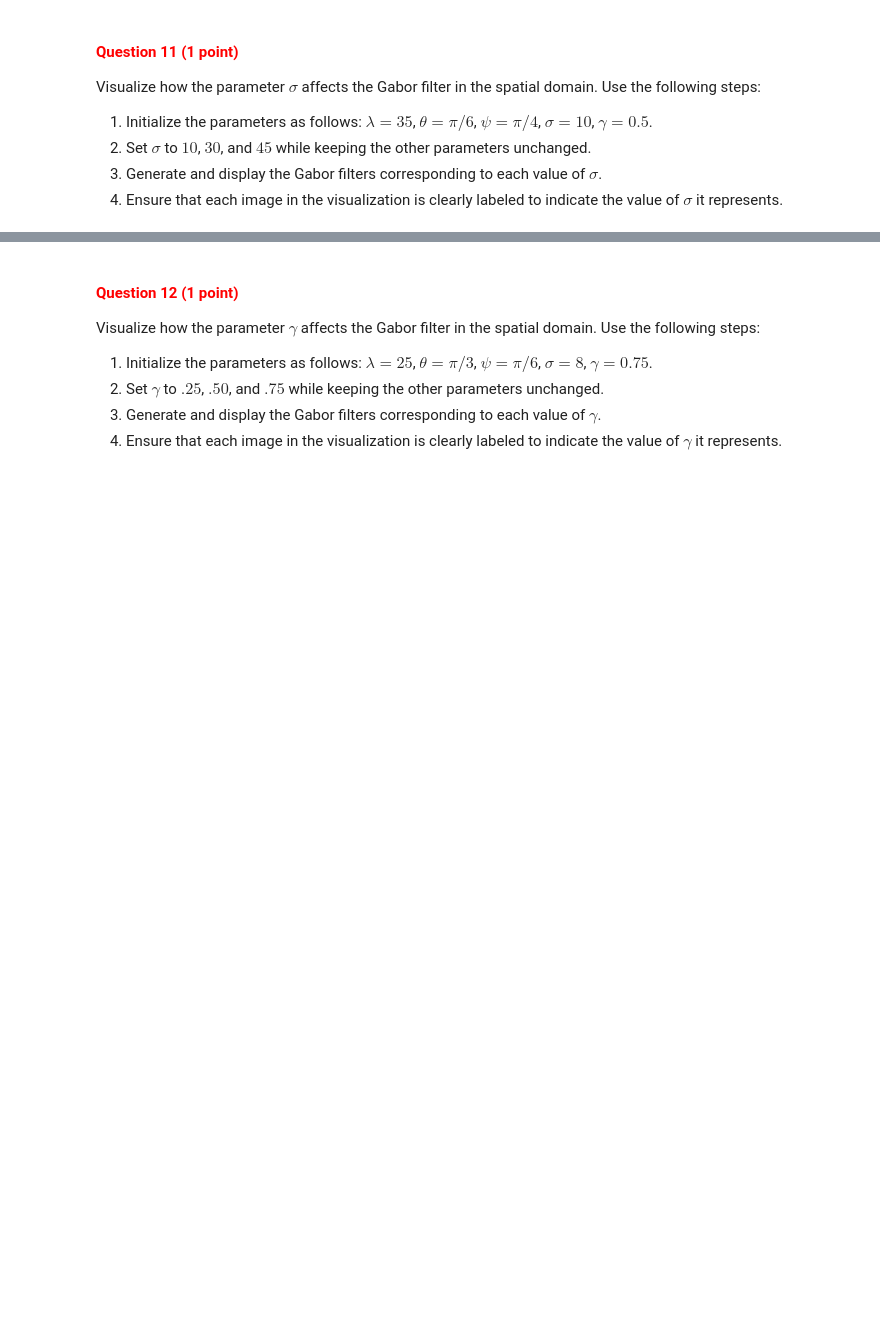
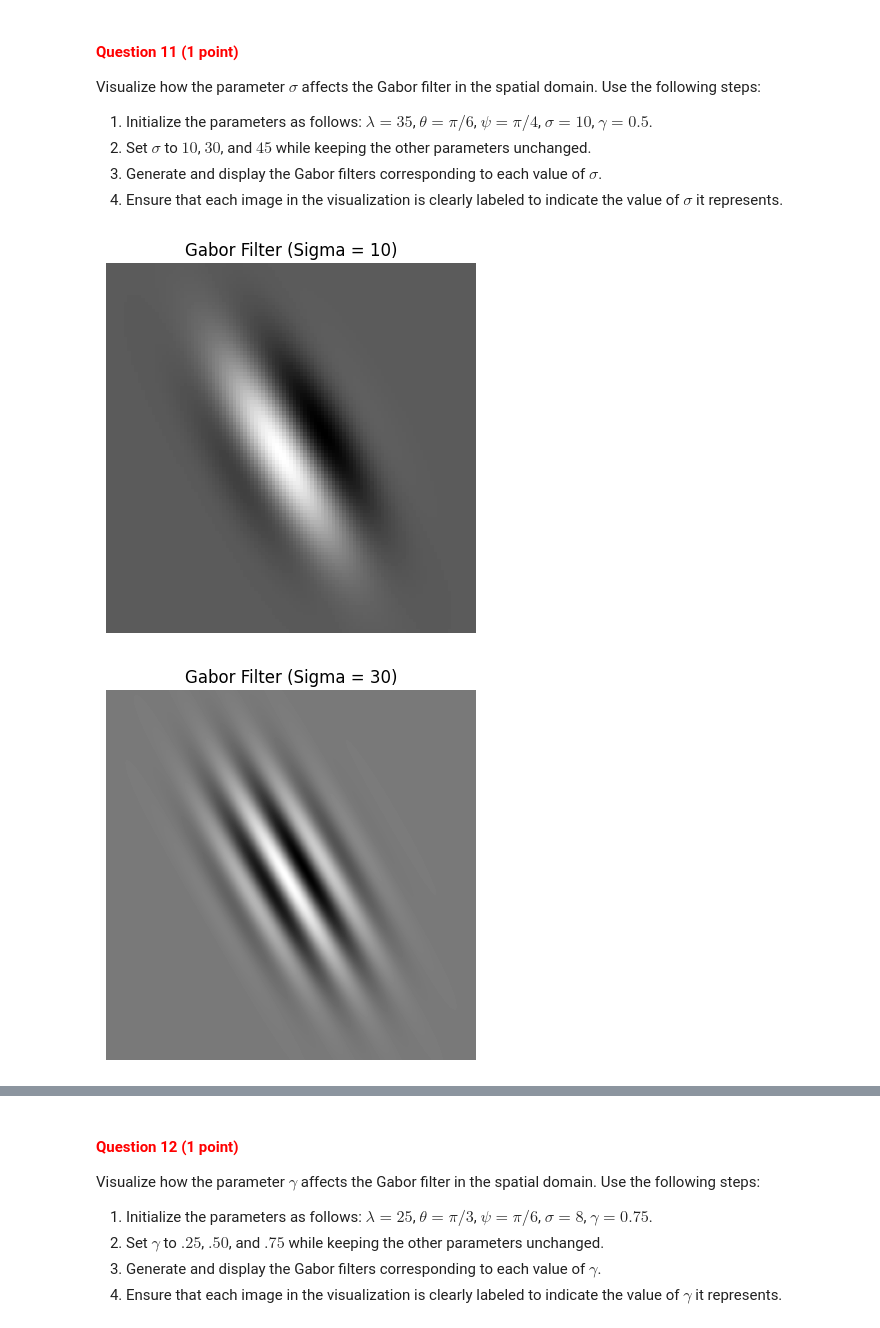
Before and after one commit to izzikampono/cv1-lab-2, a Jupyter notebook: cv1-lab-2.ipynb, the cells around one changed output, grey strips where cells are left out. Saved outputs shown, nothing was run; the diff lists cells and outputs as text; code cells hidden in the pictures; blank space fills up the shorter version.

```diff
--- a/cv1-lab-2.ipynb
+++ b/cv1-lab-2.ipynb
@@ -563,0 +603,21 @@ Visualize how the parameter $\sigma$ affects the Gabor filter in the spatial dom
+# %%
+# YOUR CODE HERE
+lambda_ = 35
+theta = np.pi/6
+psi = np.pi/4
+sigma = 10
+gamma = 0.5
+
+sigma_values = [10, 30, 45]
+
+gabor_filters = [create_gabor(sigma_value, theta, lambda_, psi, gamma) for sigma_value in sigma_values]
+
+for i, gabor_filter in enumerate(gabor_filters):
+    plt.figure()
+    plt.imshow(gabor_filter[:, :, 0], cmap='gray')
+    plt.title(f'Gabor Filter (Sigma = {sigma_values[i]})')
+    plt.axis('off')
+    plt.show()
+# %% [output]
+[figure, added]
+[figure, added]
```
Also changed, not shown: parts of 13 cells of this notebook.
